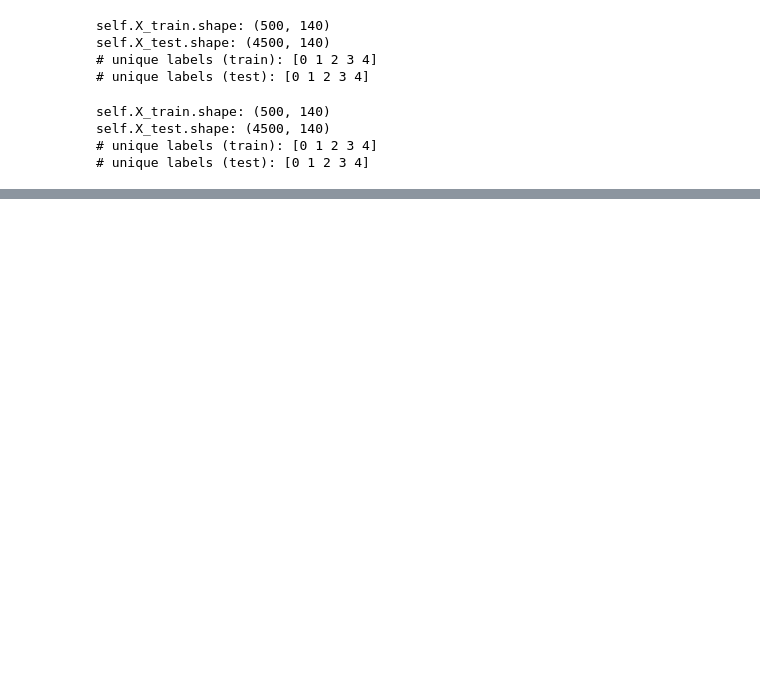
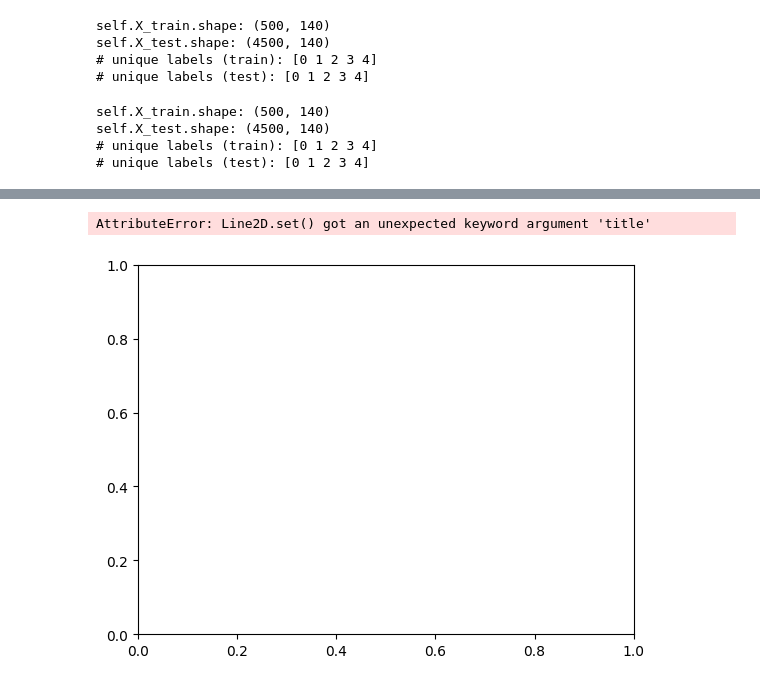
Before and after one commit to erlendlokna/Generative-SSL-VQVAE-modelling, a Jupyter notebook: eval_test.ipynb, the cells around one changed output, grey strips where cells are left out. Saved outputs shown, nothing was run; the diff lists cells and outputs as text; code cells hidden in the pictures; blank space fills up the shorter version.

```diff
--- a/eval_test.ipynb
+++ b/eval_test.ipynb
@@ -97,0 +96,2 @@ eval.pca(n_figs, x_gen, z_test, z_gen, log=False)
+# %%
+x_gens = [eval.sample(n_samples, input_length, n_classes, 'conditional', i) for i in range(n_classes)]
@@ -97,0 +149,6 @@ eval.pca(n_figs, x_gen, z_test, z_gen, log=False)
+# %%
+for i in range(n_classes):
+    plot_samples(x_gens[i], n_figs=100, title="class {}".format(i))
+# %% [output]
+AttributeError: Line2D.set() got an unexpected keyword argument 'title'
+[figure, added]
```
Also changed, not shown: parts of 6 cells of this notebook, 3 other files.
